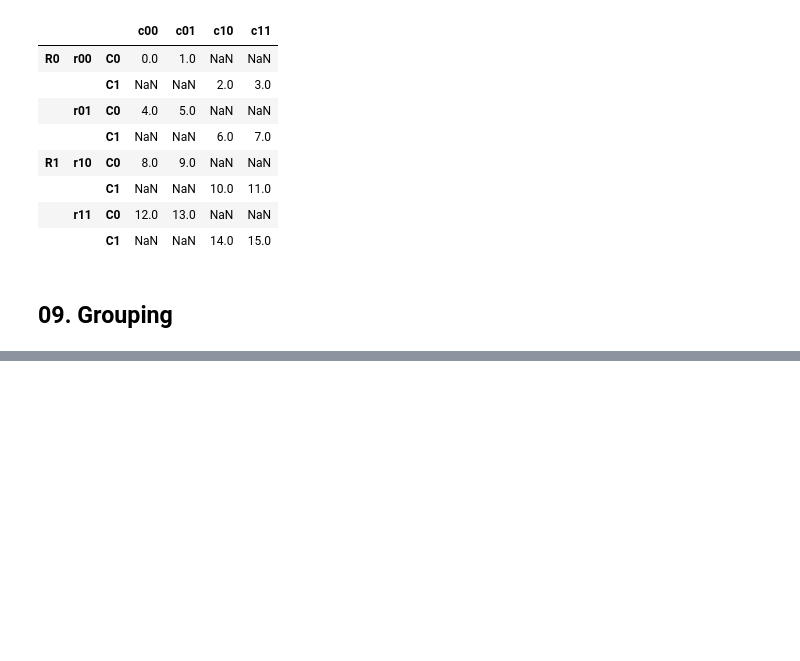
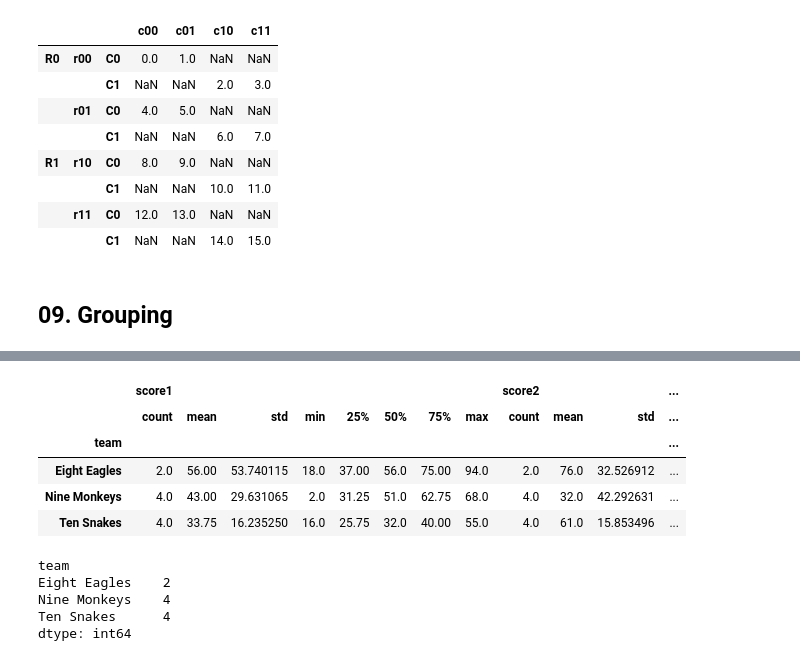
Before and after one commit to Bornatch/EPFL, a Jupyter notebook: ML/Cours2/02_04_Manipulating the data.pynb.ipynb, the cells around one changed output, grey strips where cells are left out. Drawn from its saved outputs; the diff is of its cells as text; code cells hidden in the pictures; blank space fills up the shorter version.

```diff
--- a/ML/Cours2/02_04_Manipulating the data.pynb.ipynb
+++ b/ML/Cours2/02_04_Manipulating the data.pynb.ipynb
@@ -520,0 +523,13 @@ df.stack(level=0)
+# %%
+
+raw_data = {'team': ['Ten Snakes', 'Ten Snakes', 'Ten Snakes', 'Ten Snakes',
+                                    'Nine Monkeys', 'Nine Monkeys', 'Nine Monkeys', 'Nine Monkeys',
+                                    'Eight Eagles', 'Eight Eagles'],
+        'rank': ['1st', '1st', '2nd', '2nd', '1st', '1st', '2nd', '2nd','1st', '2nd'],
+        'name': ['James', 'Allen', 'Matthew', 'James', 'Devon', 'Sam', 'Justin', 'Sam', 'Paul', 'Ross'],
+        'score1': [16,35,55,29,2,61,68,41,94,18],
+        'score2': [81,65,54,44,28,93,2,5,53,99]}
+df = pd.DataFrame(raw_data, columns = ['team', 'rank', 'name', 'score1', 'score2'])
+# %%
+grouped=df.groupby('team')
+grouped.head()
@@ -520,0 +567,17 @@ df.stack(level=0)
+# %%
+grouped.describe()
+# %% [output]
+|  | score1 |  |  |  |  |  |  |  | score2 |  |  | ... |
+|  | count | mean | std | min | 25% | 50% | 75% | max | count | mean | std | ... |
+| team |  |  |  |  |  |  |  |  |  |  |  | ... |
+| Eight Eagles | 2.0 | 56.00 | 53.740115 | 18.0 | 37.00 | 56.0 | 75.00 | 94.0 | 2.0 | 76.0 | 32.526912 | ... |
+| Nine Monkeys | 4.0 | 43.00 | 29.631065 | 2.0 | 31.25 | 51.0 | 62.75 | 68.0 | 4.0 | 32.0 | 42.292631 | ... |
+| Ten Snakes | 4.0 | 33.75 | 16.235250 | 16.0 | 25.75 | 32.0 | 40.00 | 55.0 | 4.0 | 61.0 | 15.853496 | ... |
+# %%
+grouped.size()
+# %% [output]
+team
+Eight Eagles    2
+Nine Monkeys    4
+Ten Snakes      4
+dtype: int64
```
Also changed, not shown: parts of 17 cells of this notebook, 8 other files.
